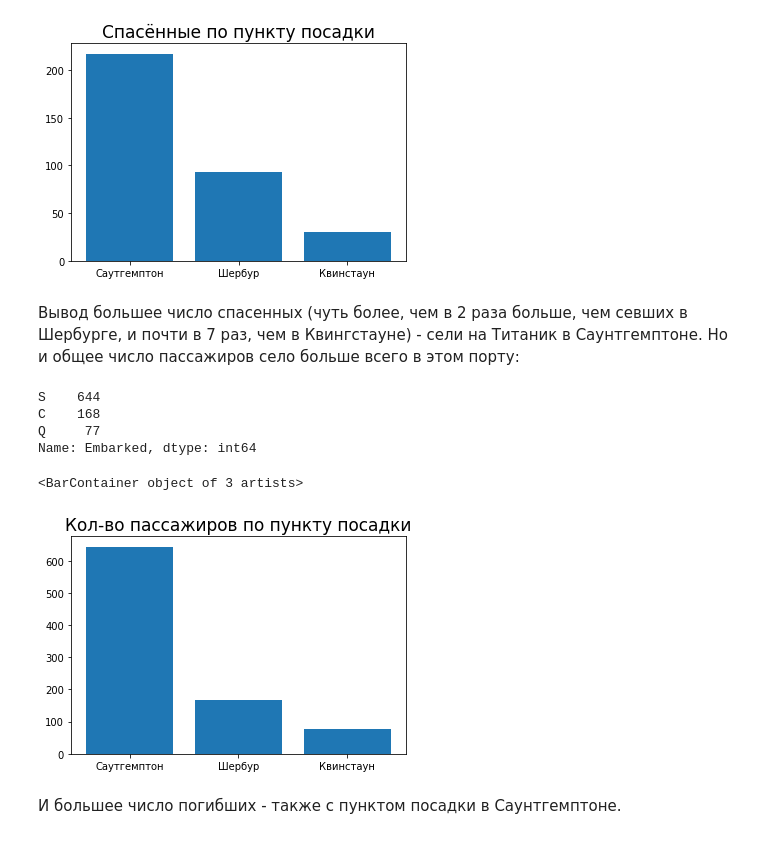
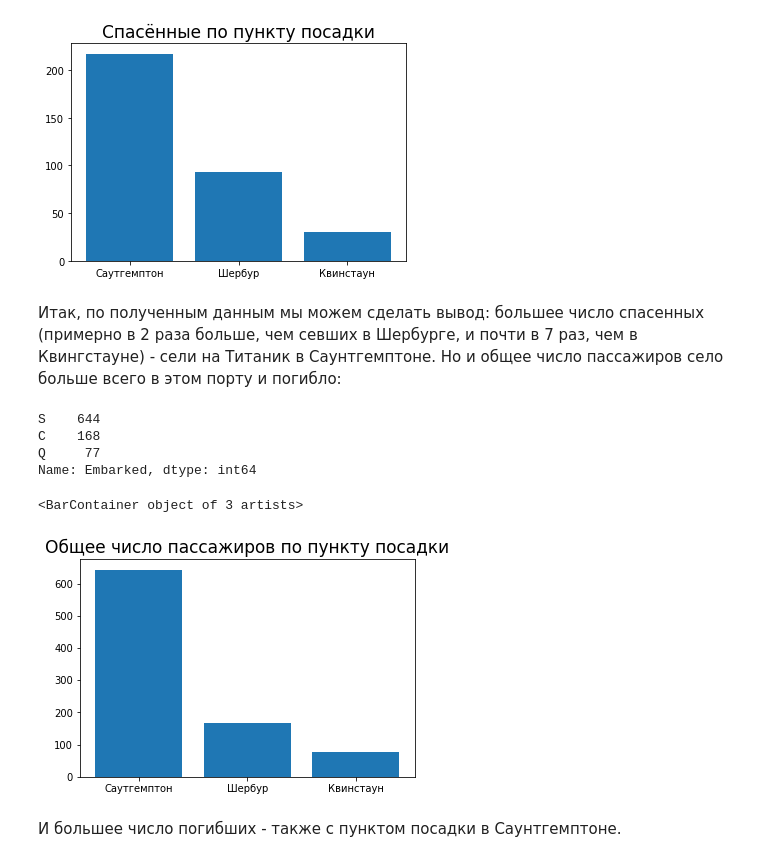
Before and after one commit to EkaterinaGugina/PythonJupyter_analyz, a Jupyter notebook: "Final_Project_Python_Jupyter_ipynb"".ipynb, the cells around one changed output. Cells and saved outputs as stored; diff of their text form; code cells hidden in the pictures.

```diff
--- a/"Final_Project_Python_Jupyter_ipynb"".ipynb
+++ b/"Final_Project_Python_Jupyter_ipynb"".ipynb
@@ -367,7 +370,7 @@ plt.bar(labels, vals)
 <BarContainer object of 3 artists>
 [figure]
 # %% [markdown]
-Вывод большее число спасенных (чуть более, чем в 2 раза больше, чем севших в Шербурге, и почти в 7 раз, чем в Квингстауне) - сели на Титаник в Саунтгемптоне. Но и общее число пассажиров село больше всего в этом порту:
+Итак, по полученным данным мы можем сделать вывод: большее число спасенных (примерно в 2 раза больше, чем севших в Шербурге, и почти в 7 раз, чем в Квингстауне) - сели на Титаник в Саунтгемптоне. Но и общее число пассажиров село больше всего в этом порту и погибло:
 # %%
 df.Embarked.value_counts()
 # %% [output]
@@ -378,15 +381,15 @@ Name: Embarked, dtype: int64
 # %%
 import matplotlib.pyplot as plt
 
 vals = [644, 168, 77]
 labels = ['Саутгемптон', 'Шербур', 'Квинстаун']
 
 fig1, ax1 = plt.subplots()
-plt.title('Кол-во пассажиров по пункту посадки', fontsize=17)
+plt.title('Общее число пассажиров по пункту посадки', fontsize=17)
 
 plt.bar(labels, vals)
 # %% [output]
 <BarContainer object of 3 artists>
-[figure, old version]
+[figure, new version]
 # %% [markdown]
 И большее число погибших - также с пунктом посадки в Саунтгемптоне.
```
Also changed, not shown: parts of 5 cells of this notebook.
